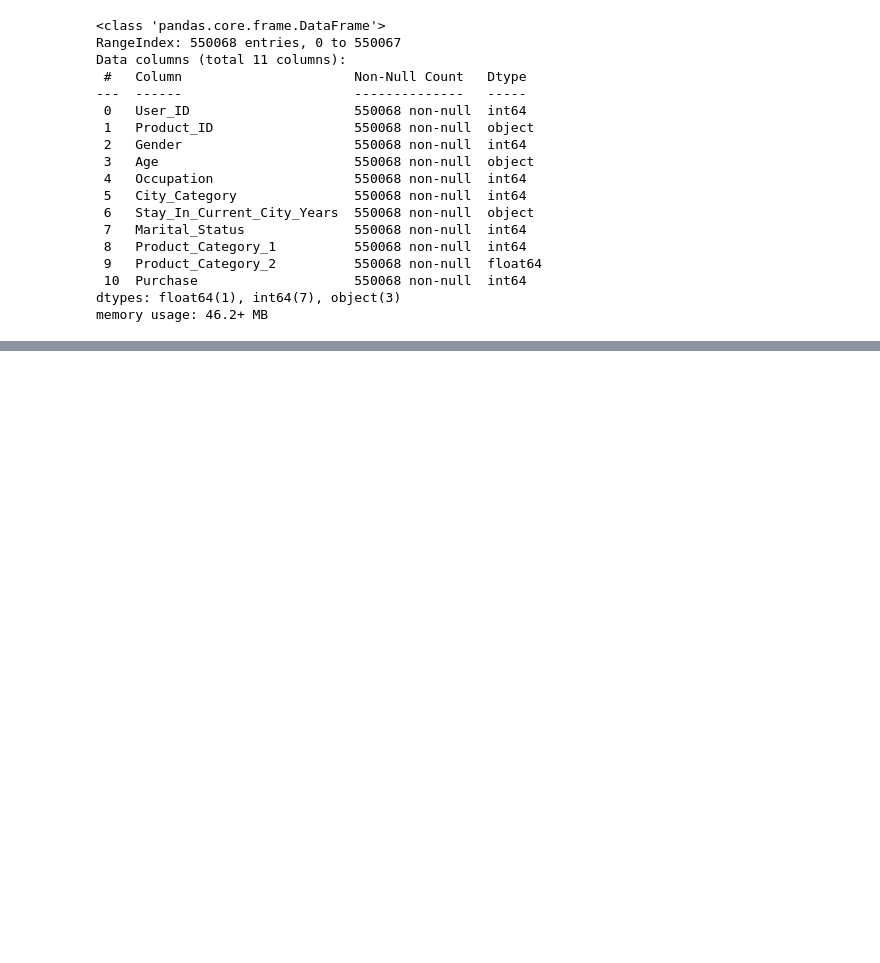
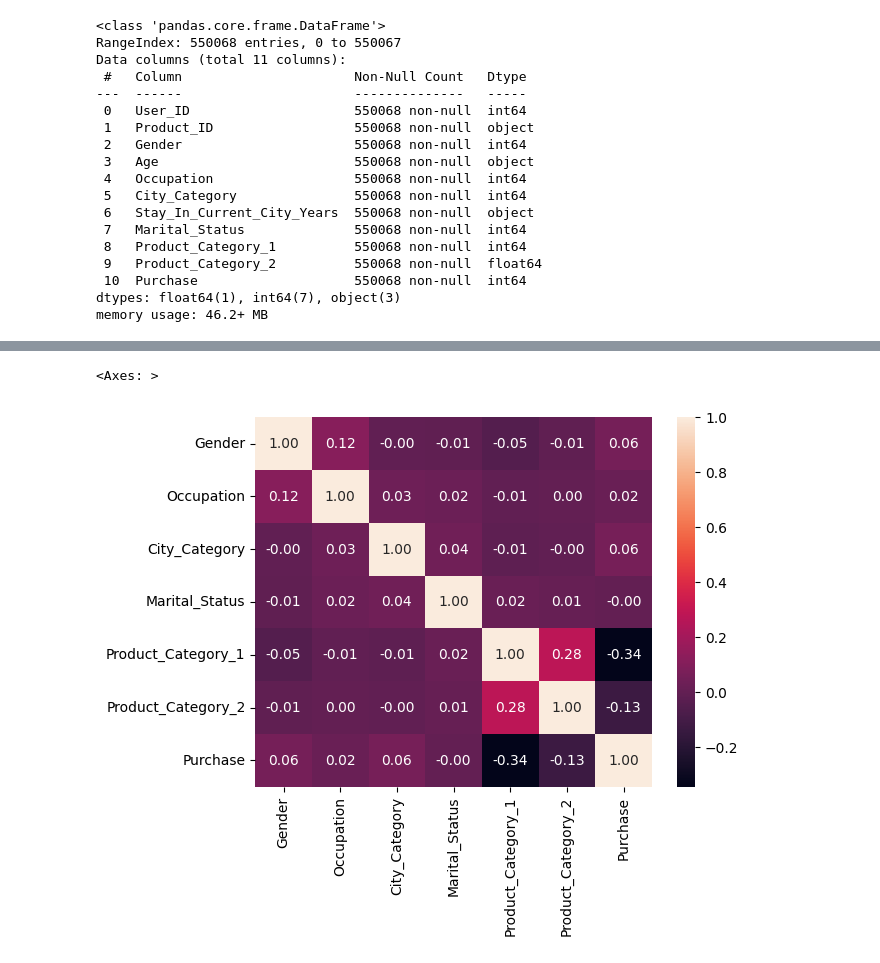
Before and after one commit to sriniketh-reddy/COE-Week-9, a Jupyter notebook: Day 1/BlackFriday.ipynb, the cells around one changed output, grey strips where cells are left out. Cells and saved outputs as stored; diff of their text form; code cells hidden in the pictures; blank space fills up the shorter version.

```diff
--- a/Day 1/BlackFriday.ipynb
+++ b/Day 1/BlackFriday.ipynb
@@ -130,5 +130,5 @@ memory usage: 46.2+ MB
 num_cols = df.select_dtypes(include=["number"]).columns[1:]
 
 corr_mat = df[num_cols].corr()
-corr_mat
+sns.heatmap(corr_mat,annot = True,fmt = ".2f")
 # %% [output]
@@ -143,3 +135,5 @@ corr_mat
+<Axes: >
+[figure, added]
 # %%
 X = df[["Gender","City_Category","Product_Category_1","Product_Category_2"]]
 Y = df["Purchase"]
```
Also changed, not shown: parts of 2 cells of this notebook.
